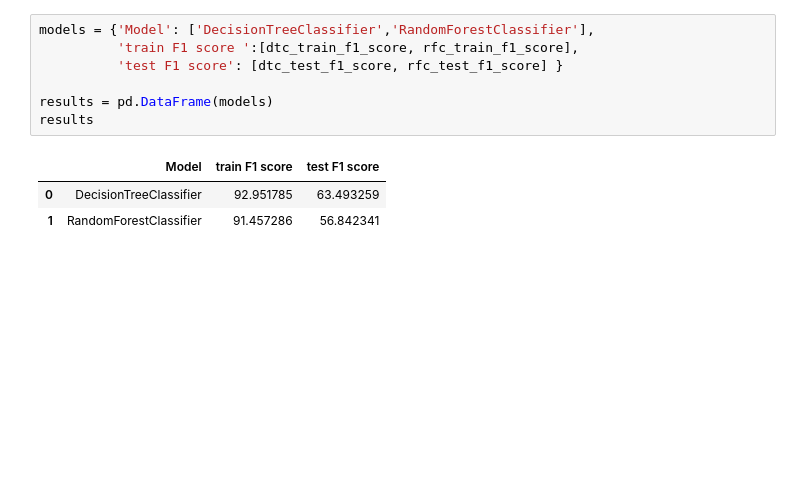
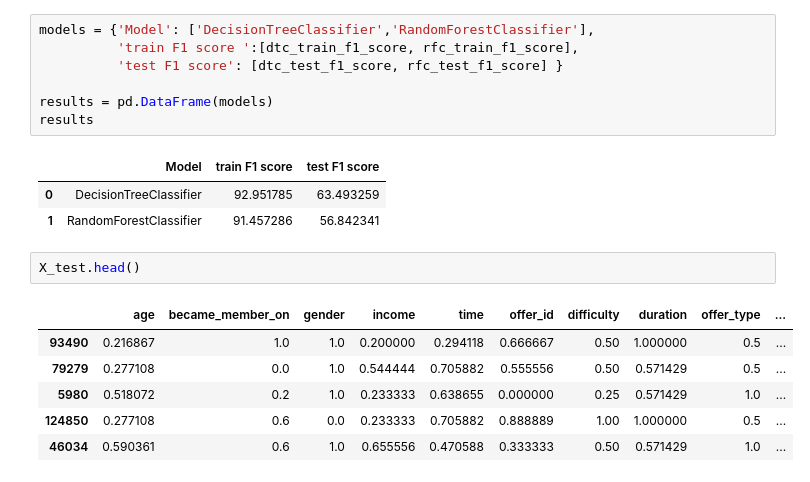
Before and after one commit to mdurus/Starbucks-Project, a Jupyter notebook: Starbucks_Capstone_notebook.ipynb, the cells around one changed output. Cells and saved outputs as stored; diff of their text form; blank space fills up the shorter version.

```diff
--- a/Starbucks_Capstone_notebook.ipynb
+++ b/Starbucks_Capstone_notebook.ipynb
@@ -1402,3 +1385,12 @@ results
 |  | Model | train F1 score | test F1 score |
 | 0 | DecisionTreeClassifier | 92.951785 | 63.493259 |
 | 1 | RandomForestClassifier | 91.457286 | 56.842341 |
+# %%
+X_test.head()
+# %% [output]
+|  | age | became_member_on | gender | income | time | offer_id | difficulty | duration | offer_type | ... |
+| 93490 | 0.216867 | 1.0 | 1.0 | 0.200000 | 0.294118 | 0.666667 | 0.50 | 1.000000 | 0.5 | ... |
+| 79279 | 0.277108 | 0.0 | 1.0 | 0.544444 | 0.705882 | 0.555556 | 0.50 | 0.571429 | 0.5 | ... |
+| 5980 | 0.518072 | 0.2 | 1.0 | 0.233333 | 0.638655 | 0.000000 | 0.25 | 0.571429 | 1.0 | ... |
+| 124850 | 0.277108 | 0.6 | 0.0 | 0.233333 | 0.705882 | 0.888889 | 1.00 | 1.000000 | 0.5 | ... |
+| 46034 | 0.590361 | 0.6 | 1.0 | 0.655556 | 0.470588 | 0.333333 | 0.50 | 0.571429 | 1.0 | ... |
```
Also changed, not shown: parts of 14 cells of this notebook.
